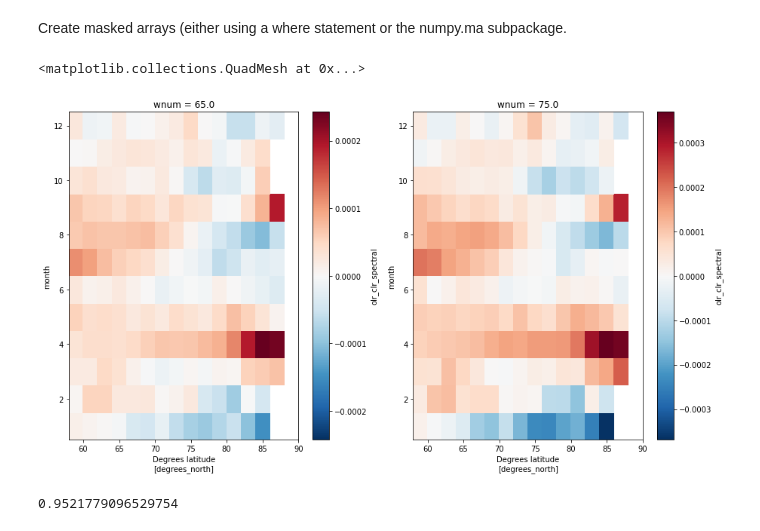
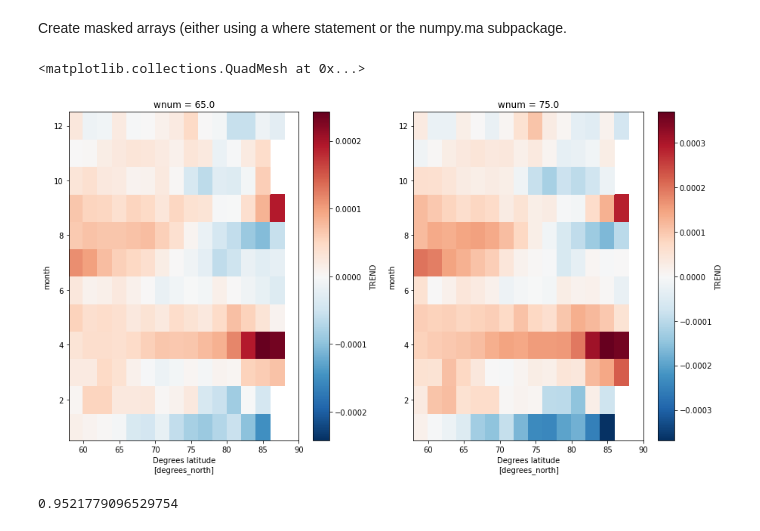
Before and after one commit to jshaw35/spectral_ice, a Jupyter notebook: AIRS_channel_selection.ipynb, the cells around one changed output. Cells and saved outputs as stored; diff of their text form; code cells hidden in the pictures.

Commit message:
played around with channel correlations and created an initial figure 2

```diff
--- a/AIRS_channel_selection.ipynb
+++ b/AIRS_channel_selection.ipynb
@@ -109,8 +107,7 @@ airs_files.sort()
 # %% [markdown]
 Open all files together.
 # %%
-all_airs = xr.open_mfdataset(airs_files,
-                             parallel=True)
+all_airs = xr.open_mfdataset(airs_files,parallel=True)
 # %% [markdown]
 Take even years 2003-2018 (16 total).
 # %% [markdown]
@@ -130,7 +128,9 @@ if not os.path.exists('%s/%s/olr_spectral_trends_lonavg.nc' % (airs_dir,'arc_pro
     all_data_spec_olr = xr.merge([_trends_spec_olr.rename('TREND'),_statsig_spec_olr.rename('STATSIG'),_notnull_spec_olr.rename('NOTNULL')])
     all_data_spec_olr.to_netcdf('%s/%s/olr_spectral_trends_lonavg.nc' % (airs_dir,'arc_proc/'))
 # %%
-if not os.path.exists('%s/%s/olr_clr_spectral_trends_lonavg.nc' % (airs_dir,'arc_proc/')):
+if os.path.exists('%s/%s/olr_clr_spectral_trends_lonavg.nc' % (airs_dir,'arc_proc/')):
+    all_data_spec_olr_clr = xr.open_dataset('%s/%s/olr_clr_spectral_trends_lonavg.nc' % (airs_dir,'arc_proc/'))
+else:
     # Subset for efficiency
     olr_clr_subset = all_airs['olr_clr_spectral'].sel(lat=slice(59,None),time=slice('2003-01-01','2018-12-31')).mean(dim='orbit_pass')
 
@@ -179,9 +179,9 @@ def calculate_spatial_correlation(cntl,test):
 # %%
 fig_t,axs_t = plt.subplots(nrows=1,ncols=2,figsize=(15,8))
 
-_trends_clr[:,5,:].plot(ax=axs_t[0])
-_trends_clr[:,6,:].plot(ax=axs_t[1])
+all_data_spec_olr_clr['TREND'][:,5,:].plot(ax=axs_t[0])
+all_data_spec_olr_clr['TREND'][:,6,:].plot(ax=axs_t[1])
 # %% [output]
 <matplotlib.collections.QuadMesh at 0x...>
-[figure, old version]
+[figure, new version]
 # %%
```
Also changed, not shown: parts of 54 cells of this notebook, 3 other files.
